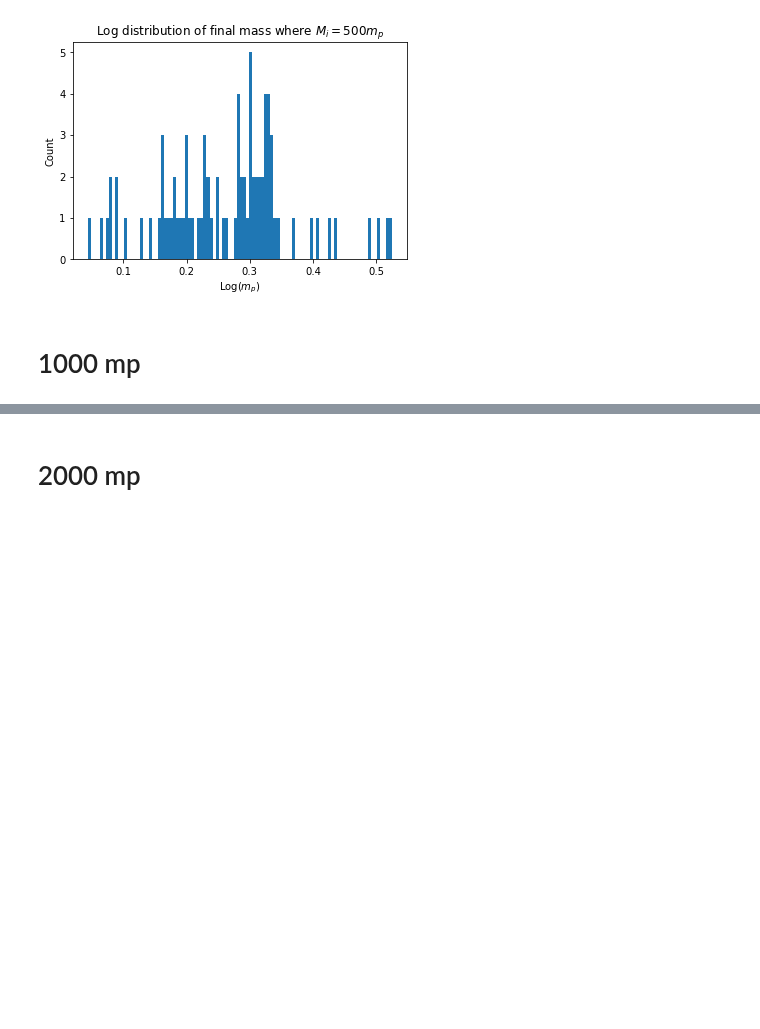
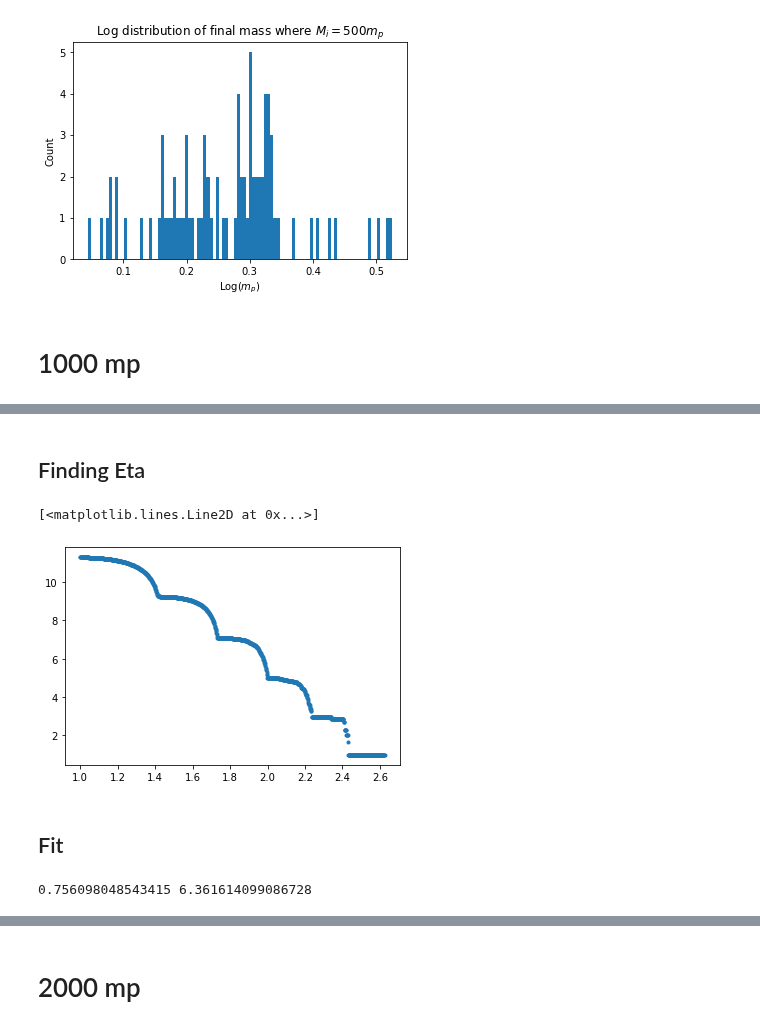
Before and after one commit to qtaylorphys/BH_Extremal, a Jupyter notebook: Analysis.ipynb, the cells around one changed output, grey strips where cells are left out. Saved outputs shown, nothing was run; the diff lists cells and outputs as text; code cells hidden in the pictures; blank space fills up the shorter version.

```diff
--- a/Analysis.ipynb
+++ b/Analysis.ipynb
@@ -248,0 +262,17 @@ plt.show()
+# %% [markdown]
+## Finding Eta
+# %%
+m1k = f1k[a1k]
+max1k = max(m1k)
+min1k = min(m1k)
+mprime1k = np.linspace(min1k,max1k,1000)
+eta1k = np.empty(1000)
+for index, i in enumerate(mprime):
+    eta1k[index] = np.log(np.sum(m1k[m1k > i]))
+plt.plot(mprime, eta1k, '.')
+#plt.yscale("log")
+# %% [output]
+[<matplotlib.lines.Line2D at 0x...>]
+[figure, added]
+# %% [markdown]
+## Fit
@@ -248,0 +283,6 @@ plt.show()
+# %%
+N1k = len(m1k)
+beta = np.exp(-cept1k) * N1k
+print(beta, s1k)
+# %% [output]
+0.756098048543415 6.361614099086728
```
Also changed, not shown: parts of 12 cells of this notebook.
